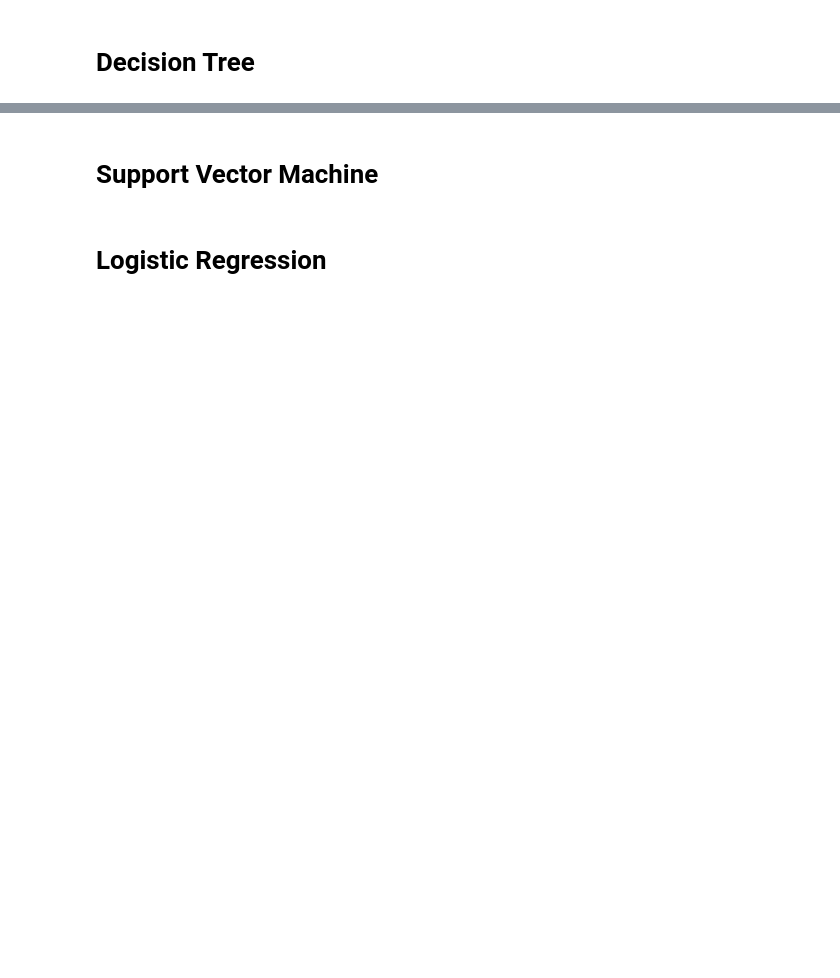
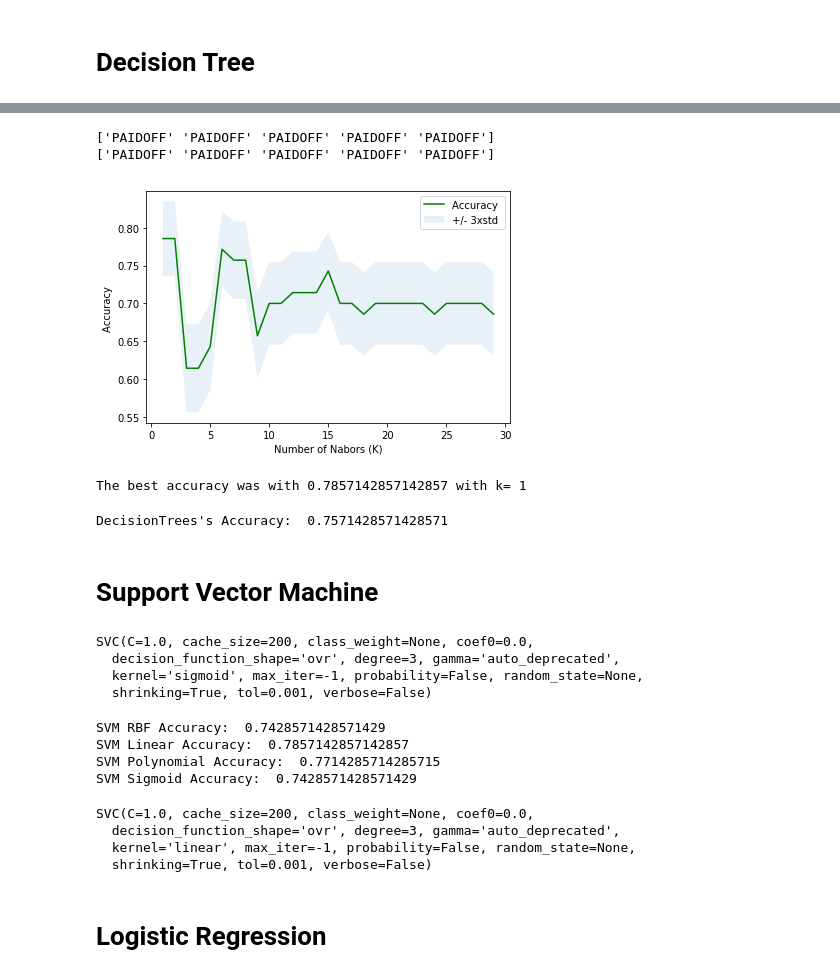
Before and after one commit to mirheng/machine-learning-with-python-project, a Jupyter notebook: NotebookURL.ipynb, the cells around one changed output, grey strips where cells are left out. Cells and saved outputs as stored; diff of their text form; code cells hidden in the pictures; blank space fills up the shorter version.

```diff
--- a/NotebookURL.ipynb
+++ b/NotebookURL.ipynb
@@ -293,4 +333,82 @@ Notice: You should find the best k to build the model with the best accuracy.
+# %%
+# find the best value for max_depth < 30
+Ks = 30
+mean_acc = np.zeros((Ks-1))
+std_acc = np.zeros((Ks-1))
+ConfustionMx = [];
+for n in range(1,Ks):
+
+    #Train Model and Predict
+    drugTree = DecisionTreeClassifier(criterion="entropy", max_depth = n)
+    drugTree.fit(X_train,y_train)
+    predTree = drugTree.predict(X_test)
+    mean_acc[n-1] = metrics.accuracy_score(y_test, predTree)
+
+
+    std_acc[n-1]=np.std(predTree==y_test)/np.sqrt(predTree.shape[0])
+
+mean_acc
+
+plt.plot(range(1,Ks),mean_acc,'g')
+plt.fill_between(range(1,Ks),mean_acc - 1 * std_acc,mean_acc + 1 * std_acc, alpha=0.10)
+plt.legend(('Accuracy ', '+/- 3xstd'))
+plt.ylabel('Accuracy ')
+plt.xlabel('Number of Nabors (K)')
+plt.tight_layout()
+plt.show()
+
+print( "The best accuracy was with", mean_acc.max(), "with k=", mean_acc.argmax()+1)
+# %% [output]
+['PAIDOFF' 'PAIDOFF' 'PAIDOFF' 'PAIDOFF' 'PAIDOFF']
+['PAIDOFF' 'PAIDOFF' 'PAIDOFF' 'PAIDOFF' 'PAIDOFF']
+[figure, added]
+The best accuracy was with 0.7857142857142857 with k= 1
+# %%
+drugTree = DecisionTreeClassifier(criterion="entropy", max_depth = 1)
+# Train Model with hole dataset X and y
+drugTree.fit(X,y)
+# %% [output]
+DecisionTrees's Accuracy:  0.7571428571428571
 # %% [markdown]
 # Support Vector Machine
+# %%
+from sklearn import svm
+# use default kernal function "Radial basis function= rbf"
+clf_rbf = svm.SVC(kernel='rbf')
+clf_rbf.fit(X_train, y_train)
+clf_linear = svm.SVC(kernel='linear')
+clf_linear.fit(X_train, y_train)
+clf_polynomial = svm.SVC(kernel='poly')
+clf_polynomial.fit(X_train, y_train)
+clf_sigmoid = svm.SVC(kernel='sigmoid')
+clf_sigmoid.fit(X_train, y_train)
+# %% [output]
+SVC(C=1.0, cache_size=200, class_weight=None, coef0=0.0,
+  decision_function_shape='ovr', degree=3, gamma='auto_deprecated',
+  kernel='sigmoid', max_iter=-1, probability=False, random_state=None,
+  shrinking=True, tol=0.001, verbose=False)
+# %%
+yhat_rbf = clf_rbf.predict(X_test)
+yhat_linear = clf_linear.predict(X_test)
+yhat_polynomial = clf_polynomial.predict(X_test)
+yhat_sigmoid = clf_sigmoid.predict(X_test)
+print("SVM RBF Accuracy: ", metrics.accuracy_score(y_test, yhat_rbf))
+print("SVM Linear Accuracy: ", metrics.accuracy_score(y_test, yhat_linear))
+print("SVM Polynomial Accuracy: ", metrics.accuracy_score(y_test, yhat_polynomial))
+print("SVM Sigmoid Accuracy: ", metrics.accuracy_score(y_test, yhat_sigmoid))
+# %% [output]
+SVM RBF Accuracy:  0.7428571428571429
+SVM Linear Accuracy:  0.7857142857142857
+SVM Polynomial Accuracy:  0.7714285714285715
+SVM Sigmoid Accuracy:  0.7428571428571429
+# %%
+clf = svm.SVC(kernel='linear')
+# Train Model with hole dataset X and y
+clf.fit(X, y)
+# %% [output]
+SVC(C=1.0, cache_size=200, class_weight=None, coef0=0.0,
+  decision_function_shape='ovr', degree=3, gamma='auto_deprecated',
+  kernel='linear', max_iter=-1, probability=False, random_state=None,
+  shrinking=True, tol=0.001, verbose=False)
 # %% [markdown]
 # Logistic Regression
```
Also changed, not shown: parts of 14 cells of this notebook.
